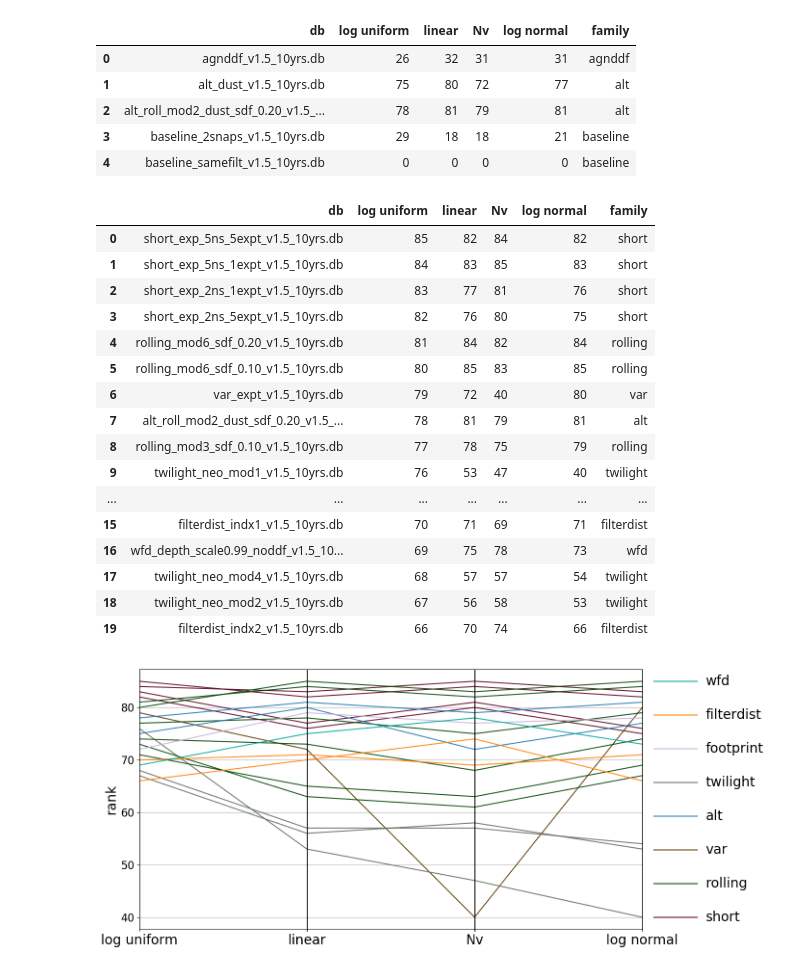
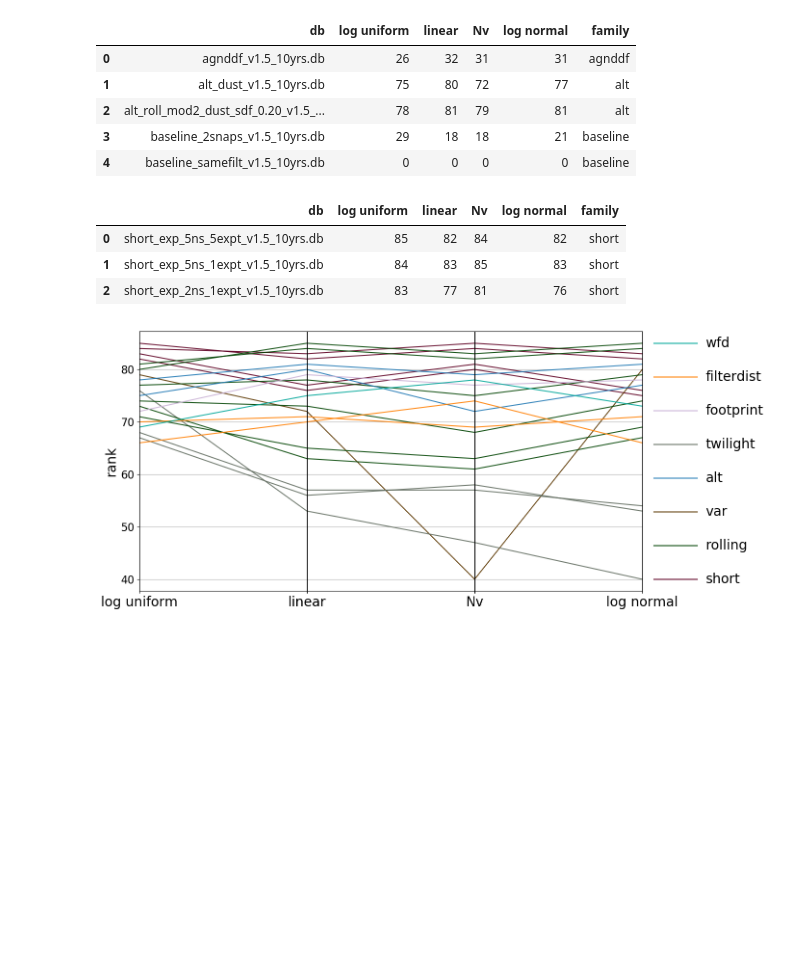
Before and after one commit to fedhere/LSSTunknowns, a Jupyter notebook: tdAdnom/plot_radar_parallel.ipynb, the cells around one changed output. Drawn from its saved outputs; the diff is of its cells as text; code cells hidden in the pictures; blank space fills up the shorter version.

```diff
--- a/tdAdnom/plot_radar_parallel.ipynb
+++ b/tdAdnom/plot_radar_parallel.ipynb
@@ -369,3 +369,5 @@ df=df_radar
+# %%
+df=pd.read_csv("./data/df_radar_log_v1.5_WFD.csv")
 # %%
 df.iloc[0]
 # %% [output]
@@ -698,25 +698,12 @@ df_rank = df_tgaps_rank.sort_values(by='log uniform',
 # %%
 df_rank = df_rank[:20]
 # %%
-df_rank
+df_rank.head(3)
 # %% [output]
 |  | db | log uniform | linear | Nv | log normal | family |
 | 0 | short_exp_5ns_5expt_v1.5_10yrs.db | 85 | 82 | 84 | 82 | short |
 | 1 | short_exp_5ns_1expt_v1.5_10yrs.db | 84 | 83 | 85 | 83 | short |
 | 2 | short_exp_2ns_1expt_v1.5_10yrs.db | 83 | 77 | 81 | 76 | short |
-| 3 | short_exp_2ns_5expt_v1.5_10yrs.db | 82 | 76 | 80 | 75 | short |
-| 4 | rolling_mod6_sdf_0.20_v1.5_10yrs.db | 81 | 84 | 82 | 84 | rolling |
-| 5 | rolling_mod6_sdf_0.10_v1.5_10yrs.db | 80 | 85 | 83 | 85 | rolling |
-| 6 | var_expt_v1.5_10yrs.db | 79 | 72 | 40 | 80 | var |
-| 7 | alt_roll_mod2_dust_sdf_0.20_v1.5_... | 78 | 81 | 79 | 81 | alt |
-| 8 | rolling_mod3_sdf_0.10_v1.5_10yrs.db | 77 | 78 | 75 | 79 | rolling |
-| 9 | twilight_neo_mod1_v1.5_10yrs.db | 76 | 53 | 47 | 40 | twilight |
-| ... | ... | ... | ... | ... | ... | ... |
-| 15 | filterdist_indx1_v1.5_10yrs.db | 70 | 71 | 69 | 71 | filterdist |
-| 16 | wfd_depth_scale0.99_noddf_v1.5_10... | 69 | 75 | 78 | 73 | wfd |
-| 17 | twilight_neo_mod4_v1.5_10yrs.db | 68 | 57 | 57 | 54 | twilight |
-| 18 | twilight_neo_mod2_v1.5_10yrs.db | 67 | 56 | 58 | 53 | twilight |
-| 19 | filterdist_indx2_v1.5_10yrs.db | 66 | 70 | 74 | 66 | filterdist |
 # %%
 colorlist = [ family2color[i] for i in df_rank.family.values ]
 # %%
```
Also changed, not shown: parts of 6 cells of this notebook, 20 other files.
